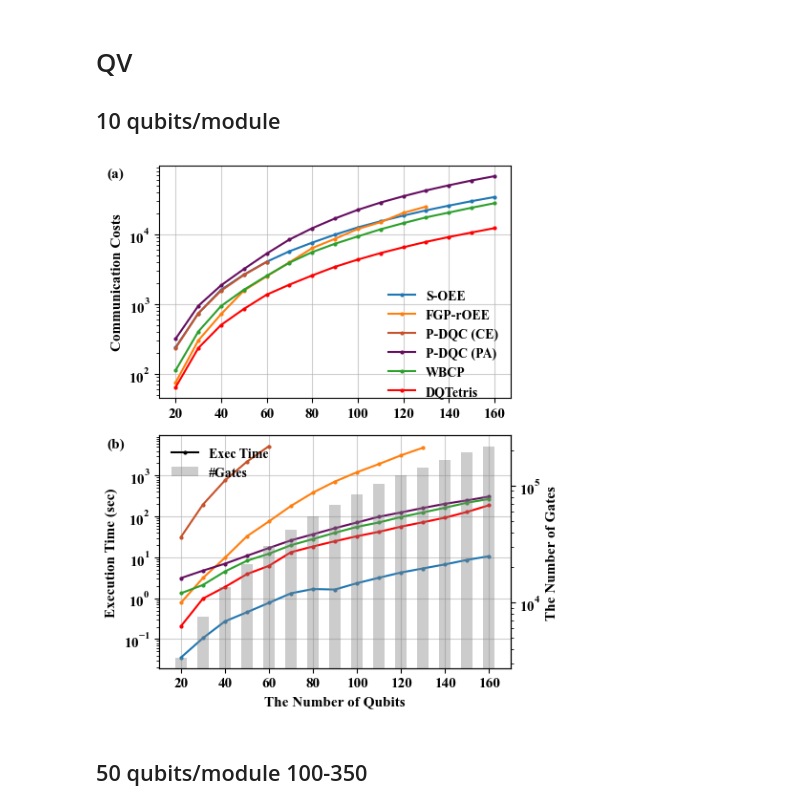
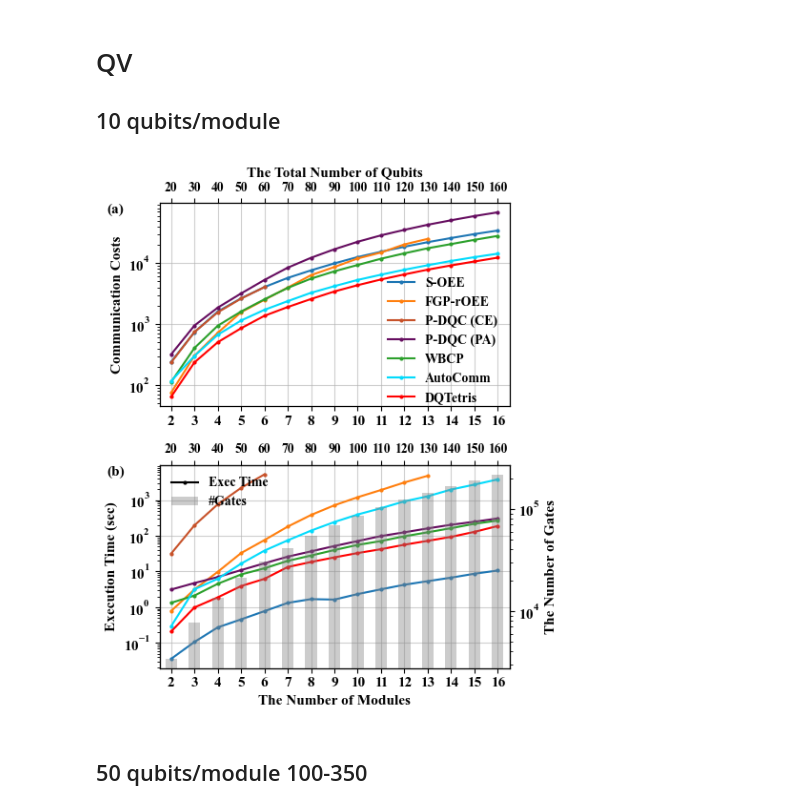
Before and after one commit to bdis-q/DQTetris, a Jupyter notebook: figs/fig.ipynb, the cells around one changed output. Drawn from its saved outputs; the diff is of its cells as text; code cells hidden in the pictures.

Commit message:
add new data

```diff
--- a/figs/fig.ipynb
+++ b/figs/fig.ipynb
@@ -15,21 +15,22 @@ matplotlib.rcParams['font.weight'] = 'bold'
 matplotlib.rcParams['font.size'] = fontsize
 matplotlib.rcParams['text.usetex'] = False
 
-
 blue, orange, purple, green, red, brown = '#3b4f8b', '#F07A00', '#83639f', '#8ADFBE', '#D7281A', '#C6826B'
 yellow = '#f2a36e'#'#fbb45d'#'#EDB073'
 
 colors = {
     'edge': None,
     'line': 'black',
-    'comp': red,
     'S-OEE': '#1f77b4',
     'FGP-rOEE': '#ff7f0e',
     'WBCP': '#2ca02c',
     'P-DQC (PA)': '#660e60',
     'P-DQC (CE)': '#c7522a',
+    'AutoComm': '#03dbfc',
     'DQTetris': 'r',
 }
+
+file = 'data.xlsx'
 # %% [markdown]
 # Mergeable Depth Threshold
 # %%
@@ -68,9 +69,9 @@ plt.show()
 ## 10 qubits/module
 # %%
 # 读取 Excel 文件中的 qv_10 工作表
-file_path = 'data.xlsx'  # 请替换为实际的文件路径
+file_path = file  # 请替换为实际的文件路径
 sheetname = 'qv_10'
-xticks = np.arange(20, 161, 20)
+xticks = np.arange(2, 17, 1)
 df = pd.read_excel(file_path, sheet_name=sheetname)
 
 # 获取 Metrics 列的索引
@@ -79,59 +80,78 @@ metrics_index = df.columns.get_loc('Metrics')
 methods = df.columns[metrics_index + 1:]
 
 # 创建一个包含两个子图的图形
-fig, axes = plt.subplots(2, 1, figsize=(5.1, 6))
+fig, axes = plt.subplots(2, 1, figsize=(5.1, 6), sharex=False)
 
 # 子图 a：纵坐标为 Comm Costs 及 Metrics 后面的列
 comm_costs_df = df[df['Metrics'] == 'Comm Costs']
 for idx, col in enumerate(methods):
-    axes[0].plot(comm_costs_df['#Qubits'], comm_costs_df[col], label=col, color=colors[col], marker='.', markersize=4)
+    axes[0].plot(comm_costs_df['#Modules'], comm_costs_df[col], label=col, color=colors[col], marker='.', markersize=4)
 
+# axes[0].set_xlabel('The Number of Modules', fontweight='bold', fontsize=fontsize)
 axes[0].set_ylabel('The Number of Gates', fontweight='bold', fontsize=fontsize)
 axes[0].set_ylabel('Communication Costs', fontweight='bold')
 axes[0].set_yscale('log')
 axes[0].legend(fontsize=fontsize-1, loc='lower right',
                frameon=False, bbox_to_anchor=(1, -0.05))
+axes[0].set_xlim(1.5, 16.5)
 axes[0].set_xticks(xticks)
+axes[0].set_xticklabels([f'{m:.0f}' for m in xticks])
 axes[0].grid(True, alpha=0.6)
+
+axes_nqubit = axes[0].twiny()
+# 设置副X轴的范围与主X轴一致
+axes_nqubit.set_xlim(axes[0].get_xlim())
+# 设置副X轴的刻度和标签
+axes_nqubit.set_xticks(xticks)  # 使用与主X轴相同的刻度位置
+axes_nqubit.set_xticklabels([f'{nq:.0f}' for nq in comm_costs_df['#Qubits']], fontsize=fontsize-1.2)
+axes_nqubit.set_xlabel('The Total Number of Qubits', fontweight='bold', fontsize=fontsize)
 
 # 子图 b：纵坐标为 Exec Time 及 Metrics 后面的列
 exec_time_df = df[df['Metrics'] == 'Exec Time']
 for idx, col in enumerate(methods):
-    axes[1].plot(exec_time_df['#Qubits'], exec_time_df[col],
+    axes[1].plot(exec_time_df['#Modules'], exec_time_df[col],
                     color=colors[col], marker='.', markersize=4)
 
-axes[1].set_xlabel('The Number of Qubits', fontweight='bold', fontsize=fontsize)
+axes[1].set_xlabel('The Number of Modules', fontweight='bold', fontsize=fontsize)
 axes[1].set_ylabel('Execution Time (sec)', fontweight='bold', fontsize=fontsize)
 axes[1].set_yscale('log')
+axes[1].set_xlim(1.5, 16.5)
 axes[1].set_xticks(xticks)
 axes[1].grid(True, alpha=0.6)
 
 # 在子图b上添加柱状图（使用右边的坐标轴）
 ax2 = axes[1].twinx()
-unique_qubits = df['#Qubits'].unique()
 gates_data = df[df['Metrics'] == 'Comm Costs']['#Gates'].unique()
-ax2.bar(unique_qubits, gates_data, width=5, alpha=0.4, color='gray', label='#Gates')
+ax2.bar(exec_time_df['#Modules'], gates_data, width=0.5, alpha=0.4, color='gray', label='#Gates')
 ax2.set_ylabel('The Number of Gates', fontweight='bold', fontsize=fontsize)
 ax2.set_yscale('log')
+
+axes1_nqubit = axes[1].twiny()
+# 设置副X轴的范围与主X轴一致
+axes1_nqubit.set_xlim(axes[1].get_xlim())
+# 设置副X轴的刻度和标签
+axes1_nqubit.set_xticks(exec_time_df['#Modules'])  # 使用与主X轴相同的刻度位置
+axes1_nqubit.set_xticklabels([f'{nq:.0f}' for nq in exec_time_df['#Qubits']], fontsize=fontsize-1.2)
+# axes1_nqubit.set_xlabel('The Total Number of Qubits', fontweight='bold', fontsize=fontsize)
 
 # 在子图左边写(a)和(b)的标签
 for i, ax in enumerate(axes):
     ax.text(-0.15, 0.95, f'({string.ascii_lowercase[i]})', transform=ax.transAxes, fontsize=fontsize, fontweight='bold')
 
 # 创建代表 Time 的线条图例
 time_line = Line2D([0], [0], color='black', label='Time', marker='.', markersize=4)
 
 # 合并图例
 # lines, labels = axes[1].get_legend_handles_labels()
 bars, bar_labels = ax2.get_legend_handles_labels()
 axes[1].legend([time_line] + bars, ['Exec Time'] + bar_labels, fontsize=fontsize-1, loc='upper left', frameon=False)
 
 # 调整子图布局
 plt.tight_layout()
 plt.savefig(f'{sheetname}.pdf', format='pdf', bbox_inches='tight')
 plt.show()
 # %% [output]
-[figure, old version]
+[figure, new version]
 # %% [markdown]
 ## 50 qubits/module 100-350
 # %%
```
Also changed, not shown: parts of 14 cells of this notebook, 1 other file.
